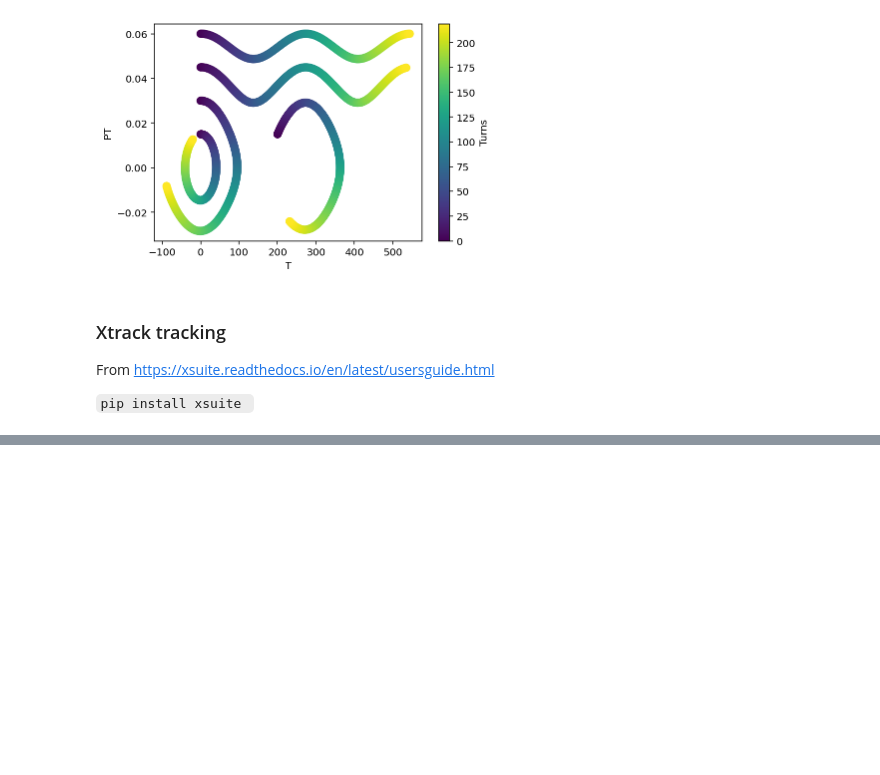
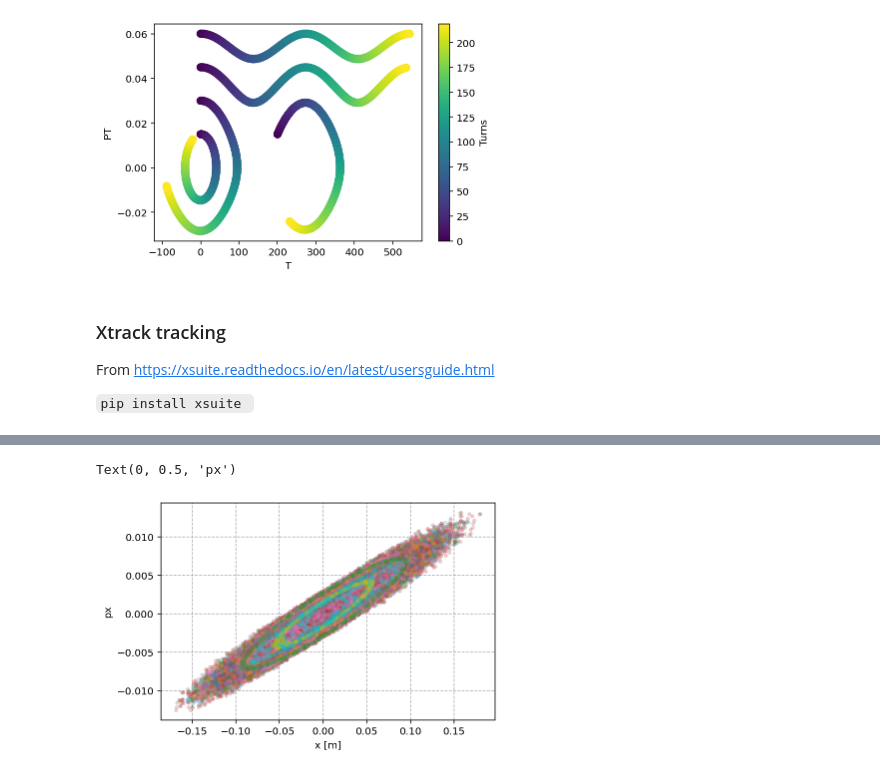
Before and after one commit to cerncas/2022Sevrier, a Jupyter notebook: examples/6DTracking.ipynb, the cells around one changed output, grey strips where cells are left out. Drawn from its saved outputs; the diff is of its cells as text; code cells hidden in the pictures; blank space fills up the shorter version.

```diff
--- a/examples/6DTracking.ipynb
+++ b/examples/6DTracking.ipynb
@@ -620,0 +576,11 @@ for ii in range(rec.x.shape[0]):
+# %%
+for ii in range(n_part):
+    plt.plot([my_list_x[i][ii] for i in range(n_turns)],
+             [my_list_px[i][ii] for i in range(n_turns)],'.', alpha =.2
+            )
+plt.grid(linestyle='--')
+plt.xlabel('x [m]')
+plt.ylabel(r'px')
+# %% [output]
+Text(0, 0.5, 'px')
+[figure, added]
```
Also changed, not shown: parts of 8 cells of this notebook.
